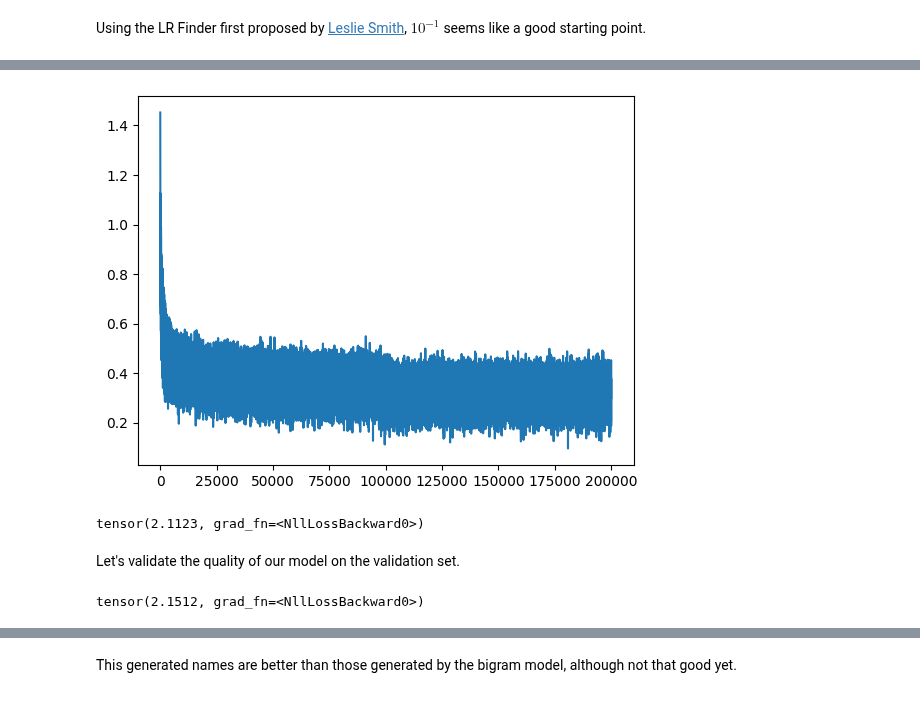
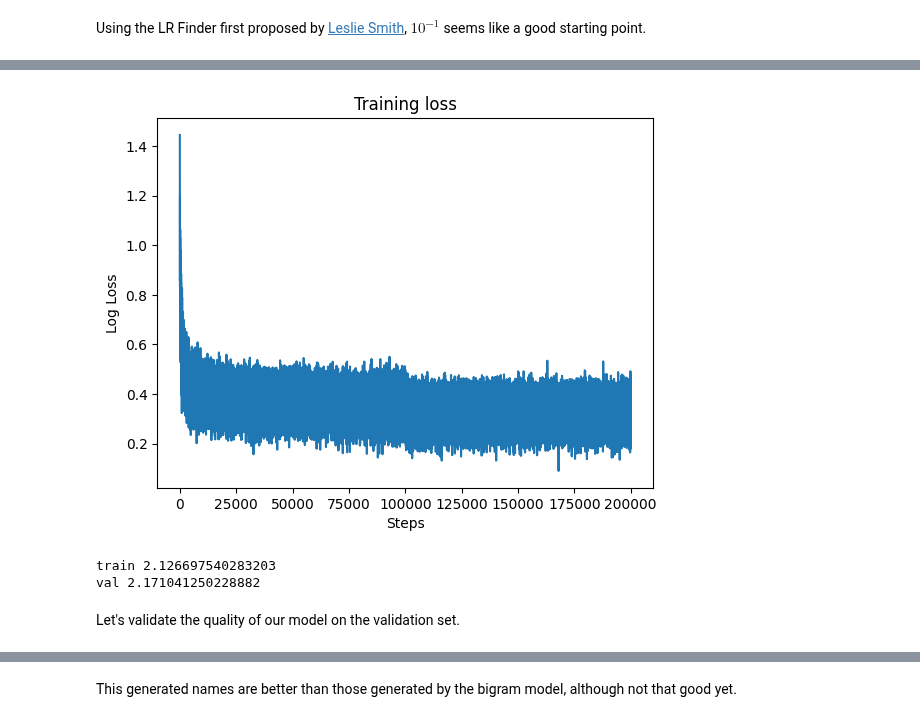
Before and after one commit to IamGianluca/dl, a Jupyter notebook: nbs/karpathy/makemore/makemore_part2_mlp.ipynb, the cells around one changed output, grey strips where cells are left out. Drawn from its saved outputs; the diff is of its cells as text; code cells hidden in the pictures.

```diff
--- a/nbs/karpathy/makemore/makemore_part2_mlp.ipynb
+++ b/nbs/karpathy/makemore/makemore_part2_mlp.ipynb
@@ -205,31 +209,34 @@ for step in range(n_steps):
-# %%
-plt.plot(steps, losses)
-ax = plt.gca()
-plt.show()
-# %% [output]
-[figure, removed]
-# %%
-emb = C[x_trn]  # (32, 3, 2)
-h = torch.tanh(
-    emb.view((-1, 30)) @ W1 + b1
-)  # (32, 100)... also tanh is important to not get inf loss!
-logits = h @ W2 + b2  # (32, 27)
-loss = F.cross_entropy(logits, y_trn)
-loss
-# %% [output]
-tensor(2.1123, grad_fn=<NllLossBackward0>)
+# %%
+plt.plot(loss_i)
+plt.title("Training loss")
+plt.xlabel("Steps")
+plt.ylabel("Log Loss")
+plt.show()
+# %% [output]
+[figure, added]
+# %%
+@torch.no_grad()  # this decorator disable gradient tracking
+def split_loss(split: str):
+    x, y = {
+        "train": (x_trn, y_trn),
+        "val": (x_val, y_val),
+        "test": (x_tst, y_tst),
+    }[split]
+    emb = C[x]  # (bs, block_size, n_embd)
+    emb_cat = emb.view((emb.shape[0], -1))  # concat into (bs, block_size * n_embd)
+    h_pre_act = emb_cat @ W1 + b1  # (bs, n_hidden)
+    h = torch.tanh(h_pre_act)  # (bs, n_hidden)
+    logits = h @ W2 + b2  # (bs, vocab_size)
+    loss = F.cross_entropy(logits, y)
+    print(split, loss.item())
+
+split_loss("train")
+split_loss("val")
+# %% [output]
+train 2.126697540283203
+val 2.171041250228882
 # %% [markdown]
 Let's validate the quality of our model on the validation set.
-# %%
-emb = C[x_val]  # (32, 3, 2)
-h = torch.tanh(
-    emb.view((-1, 30)) @ W1 + b1
-)  # (32, 100)... also tanh is important to not get inf loss!
-logits = h @ W2 + b2  # (32, 27)
-loss = F.cross_entropy(logits, y_val)
-loss
-# %% [output]
-tensor(2.1512, grad_fn=<NllLossBackward0>)
 # %%
 # sample from the model
 g = torch.Generator().manual_seed(2147483647 + 10)
```
Also changed, not shown: parts of 8 cells of this notebook.
